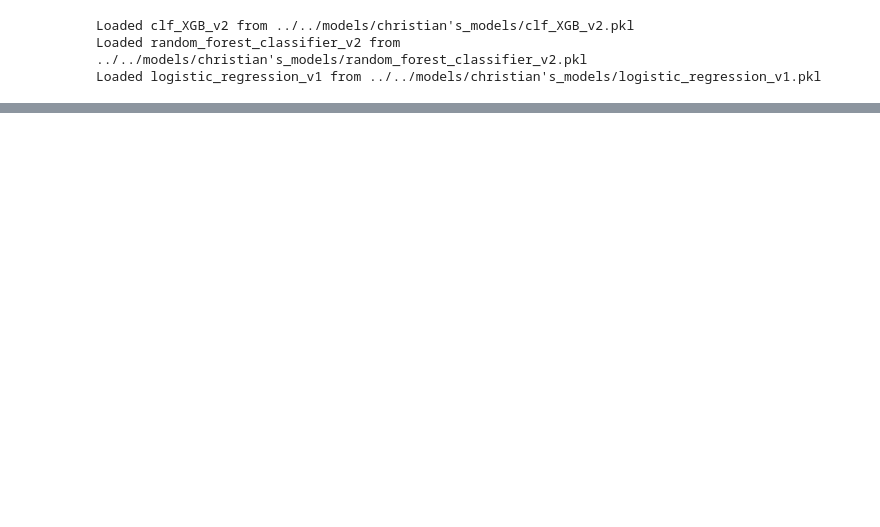
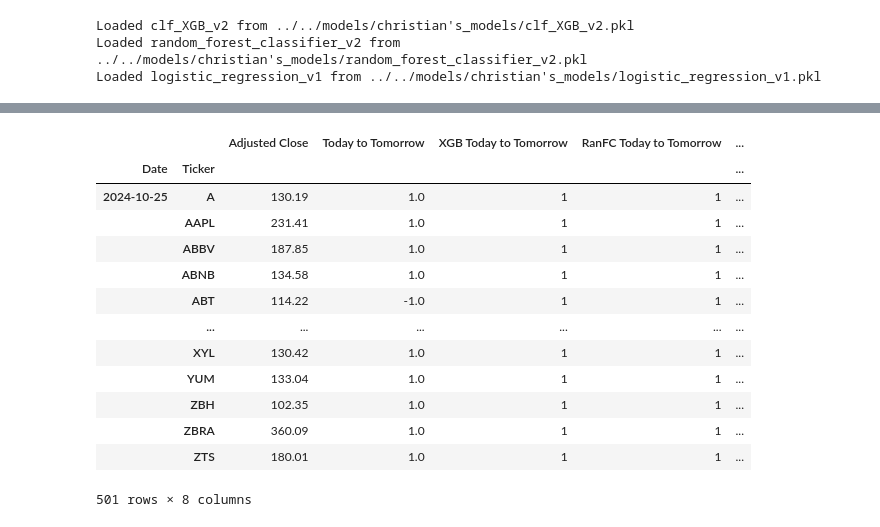
Before and after one commit to Corey-Holton/Group_project_2, a Jupyter notebook: notebooks/christian_exploration/predictions_notebook.ipynb, the cells around one changed output, grey strips where cells are left out. Drawn from its saved outputs; the diff is of its cells as text; code cells hidden in the pictures; blank space fills up the shorter version.

```diff
--- a/notebooks/christian_exploration/predictions_notebook.ipynb
+++ b/notebooks/christian_exploration/predictions_notebook.ipynb
@@ -242,0 +270,25 @@ todays_data_predict.head(50)
+# %%
+correct_predictions = todays_data_predict.copy()
+
+correct_predictions["XGB Correct"] = correct_predictions["Today to Tomorrow"] == correct_predictions["XGB Today to Tomorrow"]
+correct_predictions["RanFC Correct"] = correct_predictions["Today to Tomorrow"] == correct_predictions["RanFC Today to Tomorrow"]
+correct_predictions["Log_R Correct"] = correct_predictions["Today to Tomorrow"] == correct_predictions["Log_R Today to Tomorrow"]
+
+correct_predictions.set_index(["Date", "Ticker"], inplace=True)
+
+correct_predictions
+# %% [output]
+|  |  | Adjusted Close | Today to Tomorrow | XGB Today to Tomorrow | RanFC Today to Tomorrow | ... |
+| Date | Ticker |  |  |  |  | ... |
+| 2024-10-25 | A | 130.19 | 1.0 | 1 | 1 | ... |
+|  | AAPL | 231.41 | 1.0 | 1 | 1 | ... |
+|  | ABBV | 187.85 | 1.0 | 1 | 1 | ... |
+|  | ABNB | 134.58 | 1.0 | 1 | 1 | ... |
+|  | ABT | 114.22 | -1.0 | 1 | 1 | ... |
+|  | ... | ... | ... | ... | ... | ... |
+|  | XYL | 130.42 | 1.0 | 1 | 1 | ... |
+|  | YUM | 133.04 | 1.0 | 1 | 1 | ... |
+|  | ZBH | 102.35 | 1.0 | 1 | 1 | ... |
+|  | ZBRA | 360.09 | 1.0 | 1 | 1 | ... |
+|  | ZTS | 180.01 | 1.0 | 1 | 1 | ... |
+501 rows × 8 columns
```
Also changed, not shown: parts of 14 cells of this notebook, 7 other files.
